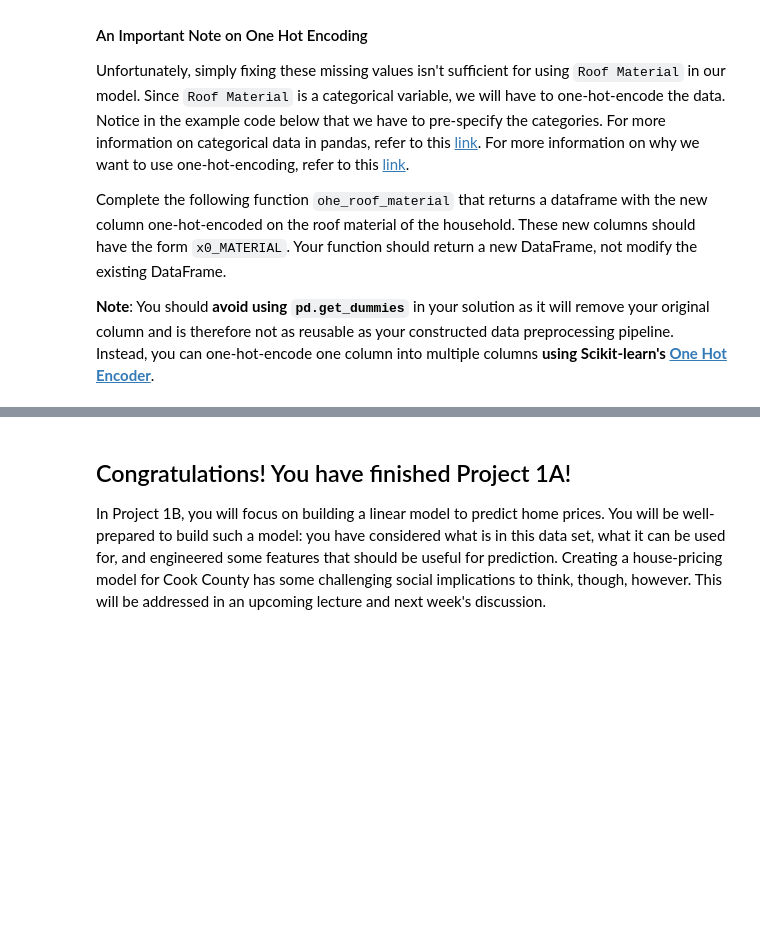
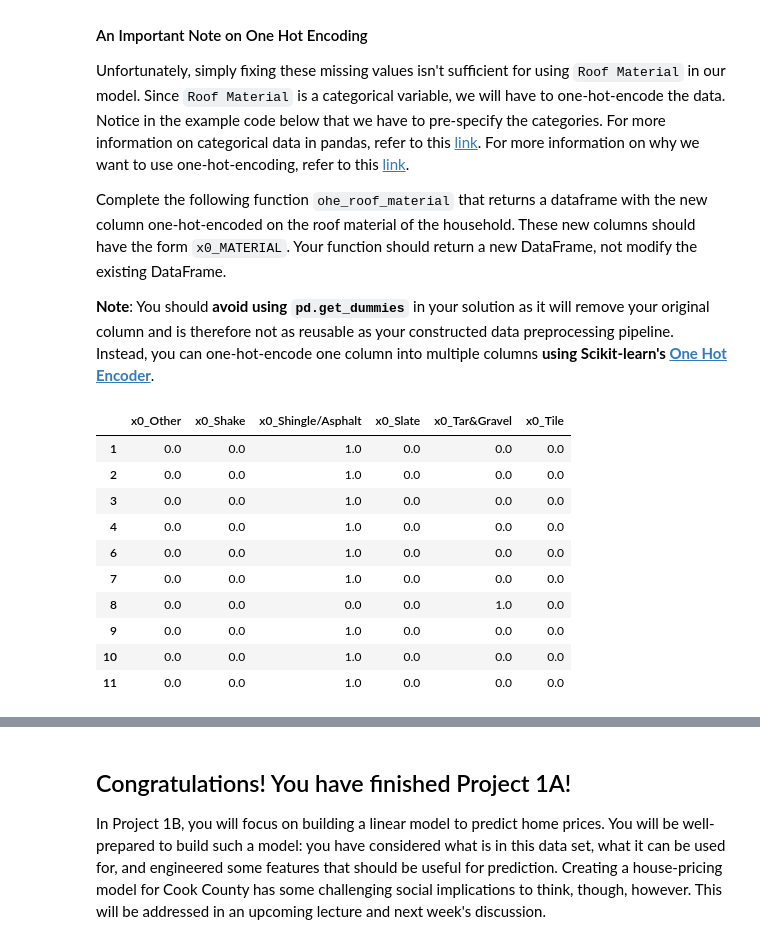
Before and after one commit to DS-100/sp22, a Jupyter notebook: proj/proj1a/proj1a.ipynb, the cells around one changed output, grey strips where cells are left out. Saved outputs shown, nothing was run; the diff lists cells and outputs as text; code cells hidden in the pictures; blank space fills up the shorter version.

```diff
--- a/proj/proj1a/proj1a.ipynb
+++ b/proj/proj1a/proj1a.ipynb
@@ -627,7 +721,11 @@ def find_expensive_neighborhoods(data, n=3, metric=np.median):
     Output:
       a list of the the neighborhood codes of the top n highest-priced neighborhoods as measured by the metric function
     """
-    neighborhoods = ...
+    neighborhoods = (data.groupby('Neighborhood Code')
+                     .agg({'Log Sale Price':np.median})
+                     .reset_index().sort_values('Log Sale Price',ascending=False)
+                     .head(n)['Neighborhood Code']
+                    )
 
     # This makes sure the final list contains the generic int type used in Python3, not specific ones used in numpy.
     return [int(code) for code in neighborhoods]
@@ -660,7 +762,7 @@ def add_in_expensive_neighborhood(data, neighborhoods):
       data frame identical to the input with the addition of a binary
       in_expensive_neighborhood column
     """
-    data['in_expensive_neighborhood'] = ...
+    data['in_expensive_neighborhood'] = data['Neighborhood Code'].isin(neighborhoods).astype(int)
     return data
 
 expensive_neighborhoods = find_expensive_neighborhoods(training_data, 3, np.median)
@@ -707,7 +811,8 @@ def substitute_roof_material(data):
     Output:
       data frame identical to the input except with a refactored 'Roof Material' column
     """
-    ...
+    dct = {1:'Shingle/Asphalt',2:'Tar&Gravel',3:'Slate', 4:'Shake', 5:'Tile', 6:'Other'}
+    data = data.replace({'Roof Material':dct})
     return data
 
 training_data = substitute_roof_material(training_data)
@@ -734,13 +849,32 @@ points: 2
 # %%
 from sklearn.preprocessing import OneHotEncoder
 
 def ohe_roof_material(data):
     """
     One-hot-encodes roof material.  New columns are of the form x0_MATERIAL.
     """
-    ...
+    X = data[['Roof Material']]
+    enc = OneHotEncoder(handle_unknown='ignore').fit(X)
+
+    names = enc.get_feature_names_out(['Roof Material'])
+    cols = ['x0_' + name.split('_')[1] for name in names]
+    data[cols] = enc.transform(X).toarray()
+    return data
+
 
 training_data = ohe_roof_material(training_data)
 training_data.filter(regex='^x0').head(10)
+# %% [output]
+|  | x0_Other | x0_Shake | x0_Shingle/Asphalt | x0_Slate | x0_Tar&Gravel | x0_Tile |
+| 1 | 0.0 | 0.0 | 1.0 | 0.0 | 0.0 | 0.0 |
+| 2 | 0.0 | 0.0 | 1.0 | 0.0 | 0.0 | 0.0 |
+| 3 | 0.0 | 0.0 | 1.0 | 0.0 | 0.0 | 0.0 |
+| 4 | 0.0 | 0.0 | 1.0 | 0.0 | 0.0 | 0.0 |
+| 6 | 0.0 | 0.0 | 1.0 | 0.0 | 0.0 | 0.0 |
+| 7 | 0.0 | 0.0 | 1.0 | 0.0 | 0.0 | 0.0 |
+| 8 | 0.0 | 0.0 | 0.0 | 0.0 | 1.0 | 0.0 |
+| 9 | 0.0 | 0.0 | 1.0 | 0.0 | 0.0 | 0.0 |
+| 10 | 0.0 | 0.0 | 1.0 | 0.0 | 0.0 | 0.0 |
+| 11 | 0.0 | 0.0 | 1.0 | 0.0 | 0.0 | 0.0 |
 # %%
 grader.check("q7b")
```
Also changed, not shown: parts of 44 cells of this notebook, 9 other files.
